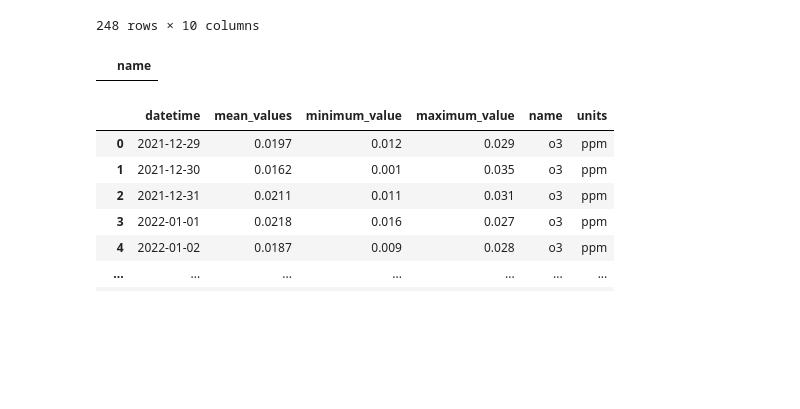
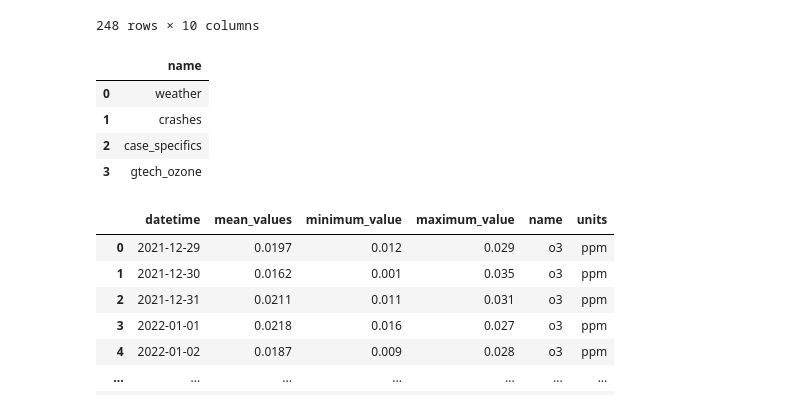
Before and after one commit to SP17-RedChromePlugin/PDI_ETL_Pipeline_Weather_Ozone_And_Crashes, a Jupyter notebook: Playground.ipynb, the cells around one changed output. Cells and saved outputs as stored; diff of their text form; code cells hidden in the pictures; blank space fills up the shorter version.

```diff
--- a/Playground.ipynb
+++ b/Playground.ipynb
@@ -350,10 +350,14 @@ crashDB
 | 247 | COLLEGE PARK | FULTON (121) | 2022 | 1 | 33.61490000 | -84.496600000 | Georgia | 131776 | 1 | SR-14 SPUR |
 248 rows × 10 columns
 # %%
-tempdb = pd.read_sql_query(f"SELECT name FROM sqlite_master WHERE type='table' AND name='case_specifics'", conn)
+tempdb = pd.read_sql_query(f"SELECT name FROM sqlite_master WHERE type='table'", conn)
 tempdb
 # %% [output]
 |  | name |
+| 0 | weather |
+| 1 | crashes |
+| 2 | case_specifics |
+| 3 | gtech_ozone |
 # %%
 ozoneDB = pd.read_sql_query("SELECT * FROM gtech_ozone", conn)
 ozoneDB
```
Also changed, not shown: 1 other file.
